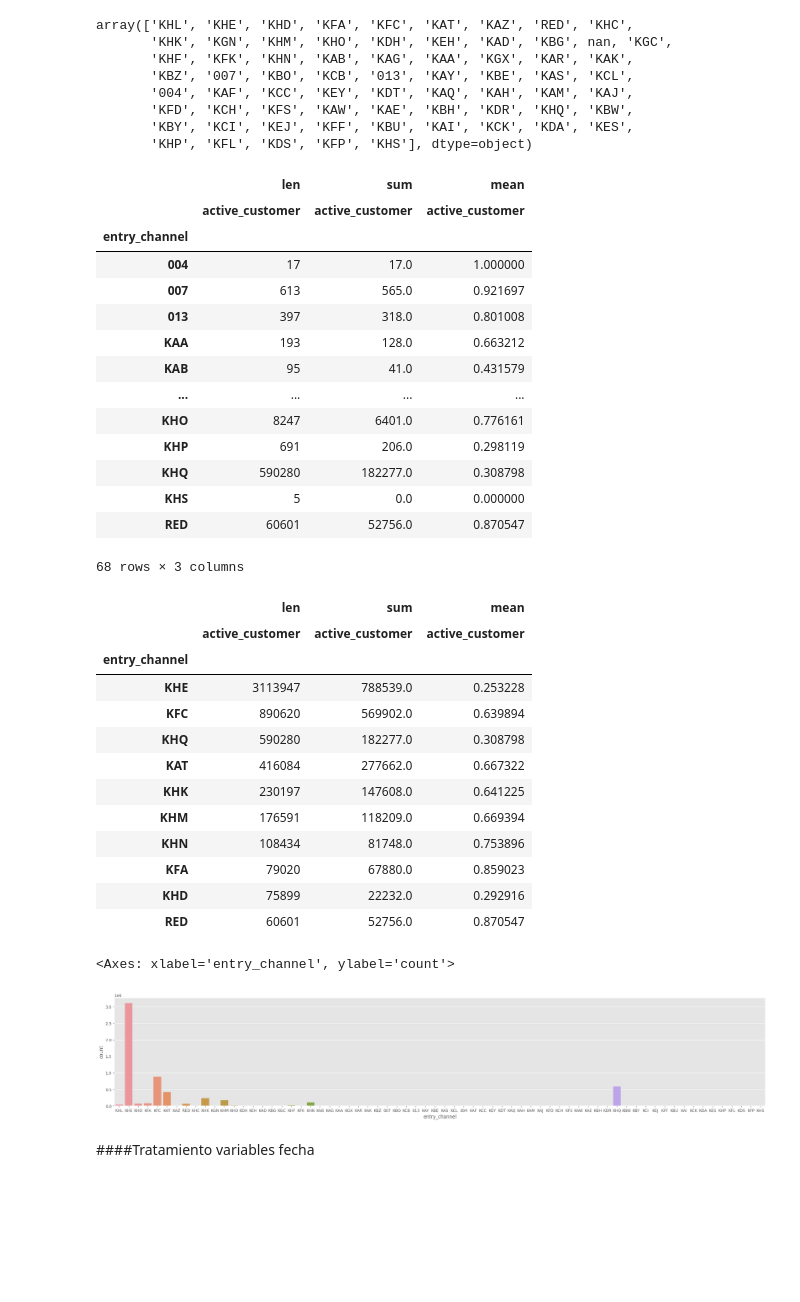
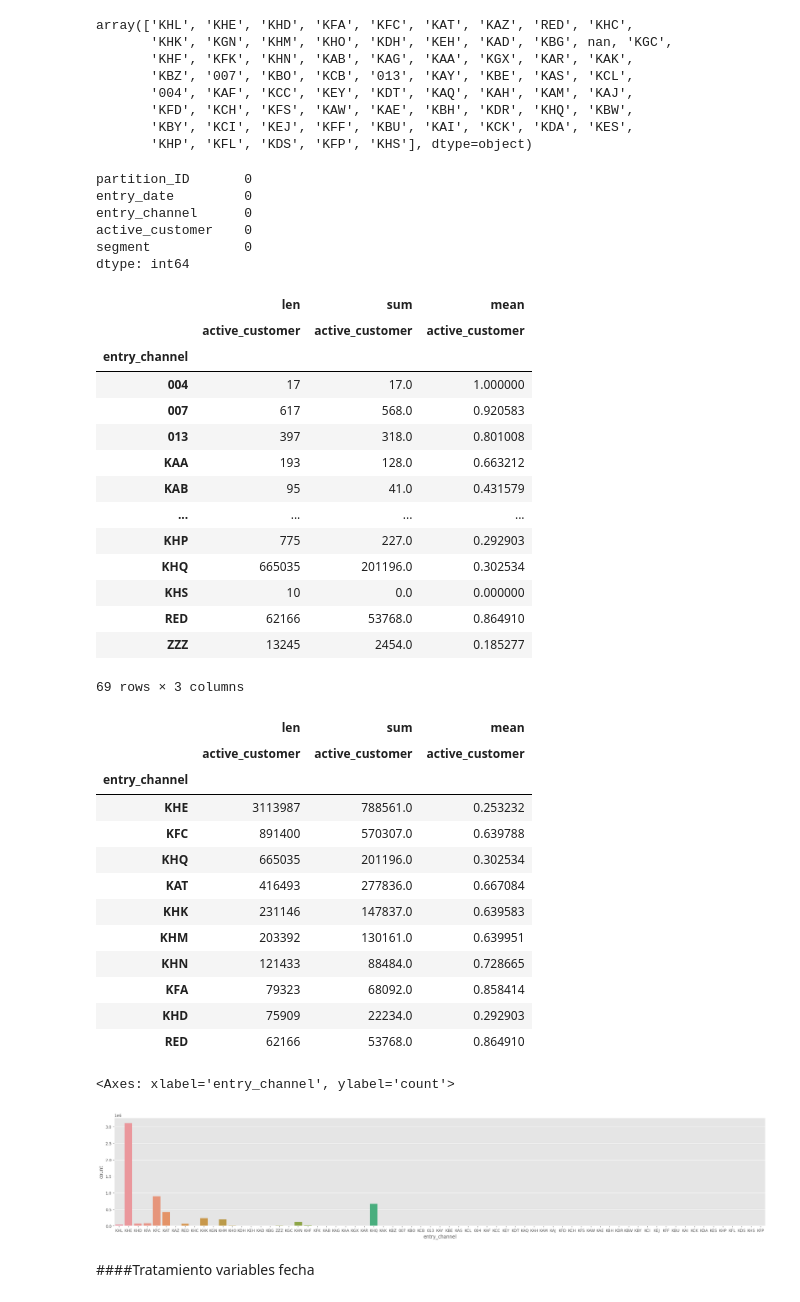
Before and after one commit to RicardColomOrero/easymoney, a Jupyter notebook: Easymoney_Ricard.ipynb, the cells around one changed output. Drawn from its saved outputs; the diff is of its cells as text; code cells hidden in the pictures; blank space fills up the shorter version.

```diff
--- a/Easymoney_Ricard.ipynb
+++ b/Easymoney_Ricard.ipynb
@@ -590,0 +541,2 @@ df['segment'].fillna(valores_nulos_segment_dict,inplace=True)
+# %%
+df1=df.set_index('customer_ID')
@@ -591 +553,4 @@ df['segment'].fillna(valores_nulos_segment_dict,inplace=True)
+# %%
+df1['entry_channel'].fillna(dict_nulos_entrychannel,inplace=True)
+df1['segment'].fillna(dict_nulos_segment,inplace=True)
 # %%
@@ -669,4 +619,4 @@ customer_commercial_activity_2=customer_commercial_activity_1.copy()
 # %%
-#customer_commercial_activity_2['segment'].fillna(value='04 - NO SEGMENT',inplace=True)
+df1['segment'].fillna(value='04 - NO SEGMENT',inplace=True)
 # %%
-#customer_commercial_activity_2['entry_channel'].fillna(value='ZZZ',inplace=True)
+df1['entry_channel'].fillna(value='ZZZ',inplace=True)
@@ -677,48 +623,57 @@ customer_commercial_activity_2=customer_commercial_activity_1.copy()
+# %%
+df1.isnull().sum()
+# %% [output]
+partition_ID       0
+entry_date         0
+entry_channel      0
+active_customer    0
+segment            0
+dtype: int64
 # %%
 #Analizamos entry channel con respecto a active_customer, la media de clientes activos es 0.4, podríamos agrupar todos los entry_segment que tengan medias de clientes activos menores de 0,4, habría que mirarlos con respecto al target de la tarea.
 #sustituimos los nulos por 'ZZZ'
 # %%
-customer_commercial_activity_2.pivot_table(index='entry_channel',values='active_customer',aggfunc=[len,np.sum,np.mean])
+df1.pivot_table(index='entry_channel',values='active_customer',aggfunc=[len,np.sum,np.mean])
 # %% [output]
 |  | len | sum | mean |
 |  | active_customer | active_customer | active_customer |
 | entry_channel |  |  |  |
 | 004 | 17 | 17.0 | 1.000000 |
-| 007 | 613 | 565.0 | 0.921697 |
+| 007 | 617 | 568.0 | 0.920583 |
 | 013 | 397 | 318.0 | 0.801008 |
 | KAA | 193 | 128.0 | 0.663212 |
 | KAB | 95 | 41.0 | 0.431579 |
 | ... | ... | ... | ... |
-| KHO | 8247 | 6401.0 | 0.776161 |
-| KHP | 691 | 206.0 | 0.298119 |
-| KHQ | 590280 | 182277.0 | 0.308798 |
-| KHS | 5 | 0.0 | 0.000000 |
-| RED | 60601 | 52756.0 | 0.870547 |
+| KHP | 775 | 227.0 | 0.292903 |
+| KHQ | 665035 | 201196.0 | 0.302534 |
+| KHS | 10 | 0.0 | 0.000000 |
+| RED | 62166 | 53768.0 | 0.864910 |
+| ZZZ | 13245 | 2454.0 | 0.185277 |
-68 rows × 3 columns
+69 rows × 3 columns
 # %%
-customer_commercial_activity_2.pivot_table(index='entry_channel',values='active_customer',aggfunc=[len,np.sum,np.mean]).sort_values(by=[('len','active_customer')],ascending=False).head(10)
+df1.pivot_table(index='entry_channel',values='active_customer',aggfunc=[len,np.sum,np.mean]).sort_values(by=[('len','active_customer')],ascending=False).head(10)
 # %% [output]
 |  | len | sum | mean |
 |  | active_customer | active_customer | active_customer |
 | entry_channel |  |  |  |
-| KHE | 3113947 | 788539.0 | 0.253228 |
-| KFC | 890620 | 569902.0 | 0.639894 |
-| KHQ | 590280 | 182277.0 | 0.308798 |
-| KAT | 416084 | 277662.0 | 0.667322 |
-| KHK | 230197 | 147608.0 | 0.641225 |
-| KHM | 176591 | 118209.0 | 0.669394 |
-| KHN | 108434 | 81748.0 | 0.753896 |
-| KFA | 79020 | 67880.0 | 0.859023 |
-| KHD | 75899 | 22232.0 | 0.292916 |
-| RED | 60601 | 52756.0 | 0.870547 |
+| KHE | 3113987 | 788561.0 | 0.253232 |
+| KFC | 891400 | 570307.0 | 0.639788 |
+| KHQ | 665035 | 201196.0 | 0.302534 |
+| KAT | 416493 | 277836.0 | 0.667084 |
+| KHK | 231146 | 147837.0 | 0.639583 |
+| KHM | 203392 | 130161.0 | 0.639951 |
+| KHN | 121433 | 88484.0 | 0.728665 |
+| KFA | 79323 | 68092.0 | 0.858414 |
+| KHD | 75909 | 22234.0 | 0.292903 |
+| RED | 62166 | 53768.0 | 0.864910 |
 # %%
 plt.figure(figsize=(30,5))
 sns.countplot(
-    data=customer_commercial_activity_1,x='entry_channel'
+    data=df1,x='entry_channel'
 )
 # %% [output]
 <Axes: xlabel='entry_channel', ylabel='count'>
-[figure, old version]
+[figure, new version]
 # %% [markdown]
 ####Tratamiento variables fecha
 # %%
```
Also changed, not shown: parts of 58 cells of this notebook.
